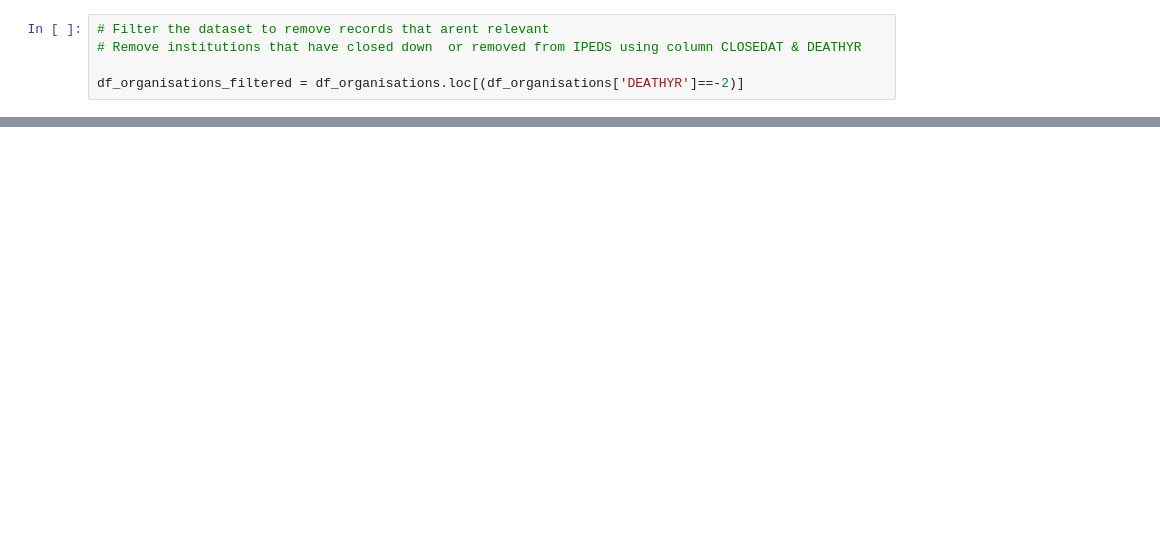
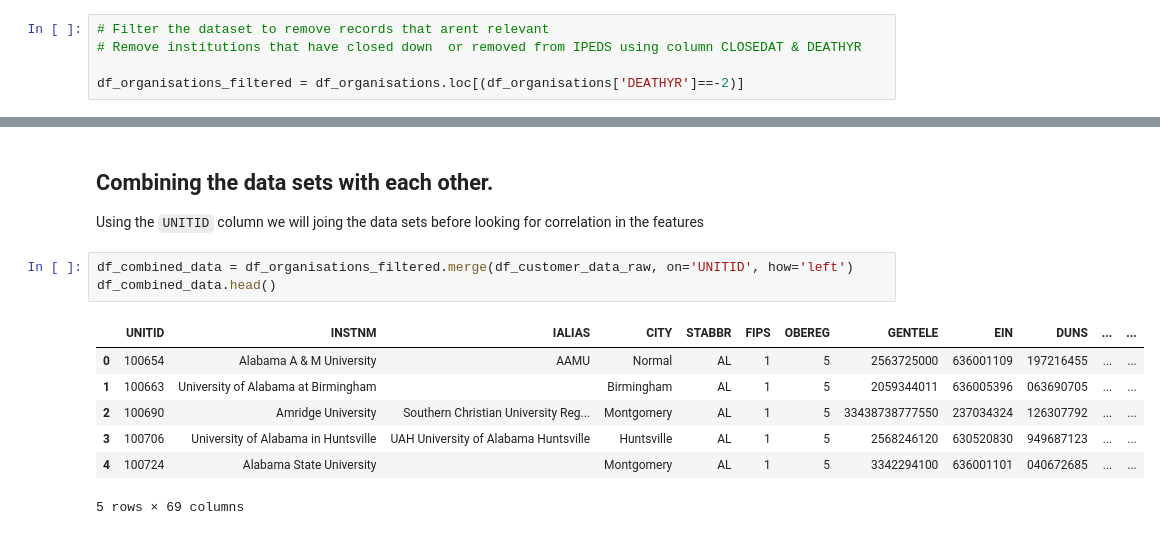
Before and after one commit to MiloAlphaKilo/DSND_Projects, a Jupyter notebook: Project_5_Final_Project/src/data_analysis.ipynb, the cells around one changed output, grey strips where cells are left out. Drawn from its saved outputs; the diff is of its cells as text; blank space fills up the shorter version.

```diff
--- a/Project_5_Final_Project/src/data_analysis.ipynb
+++ b/Project_5_Final_Project/src/data_analysis.ipynb
@@ -61,0 +102,15 @@ df_organisations_raw['STABBR'].hist(bins=55, grid=False, figsize=(40, 15), xlabe
+# %% [markdown]
+## Combining the data sets with each other.
+
+Using the `UNITID` column we will joing the data sets before looking for correlation in the features
+# %%
+df_combined_data = df_organisations_filtered.merge(df_customer_data_raw, on='UNITID', how='left')
+df_combined_data.head()
+# %% [output]
+|  | UNITID | INSTNM | IALIAS | CITY | STABBR | FIPS | OBEREG | GENTELE | EIN | DUNS | ... | ... |
+| 0 | 100654 | Alabama A & M University | AAMU | Normal | AL | 1 | 5 | 2563725000 | 636001109 | 197216455 | ... | ... |
+| 1 | 100663 | University of Alabama at Birmingham |  | Birmingham | AL | 1 | 5 | 2059344011 | 636005396 | 063690705 | ... | ... |
+| 2 | 100690 | Amridge University | Southern Christian University Reg... | Montgomery | AL | 1 | 5 | 33438738777550 | 237034324 | 126307792 | ... | ... |
+| 3 | 100706 | University of Alabama in Huntsville | UAH University of Alabama Huntsville | Huntsville | AL | 1 | 5 | 2568246120 | 630520830 | 949687123 | ... | ... |
+| 4 | 100724 | Alabama State University |  | Montgomery | AL | 1 | 5 | 3342294100 | 636001101 | 040672685 | ... | ... |
+5 rows × 69 columns
```
Also changed, not shown: parts of 10 cells of this notebook.
